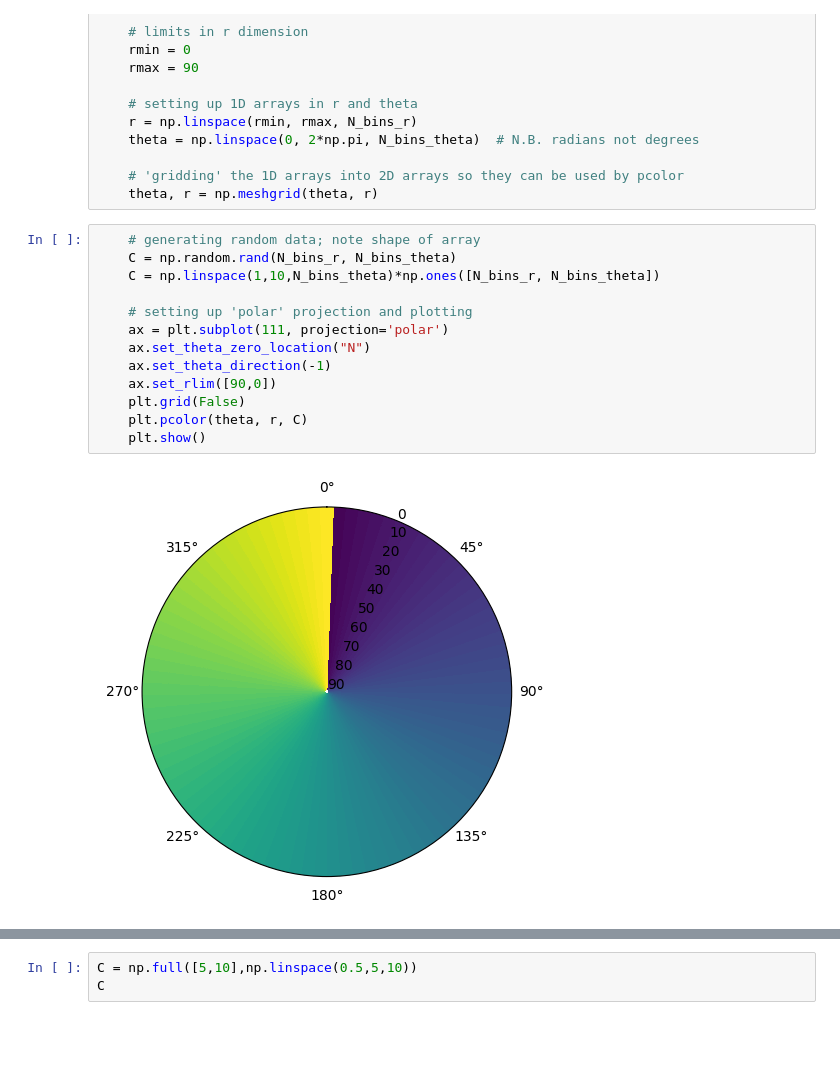
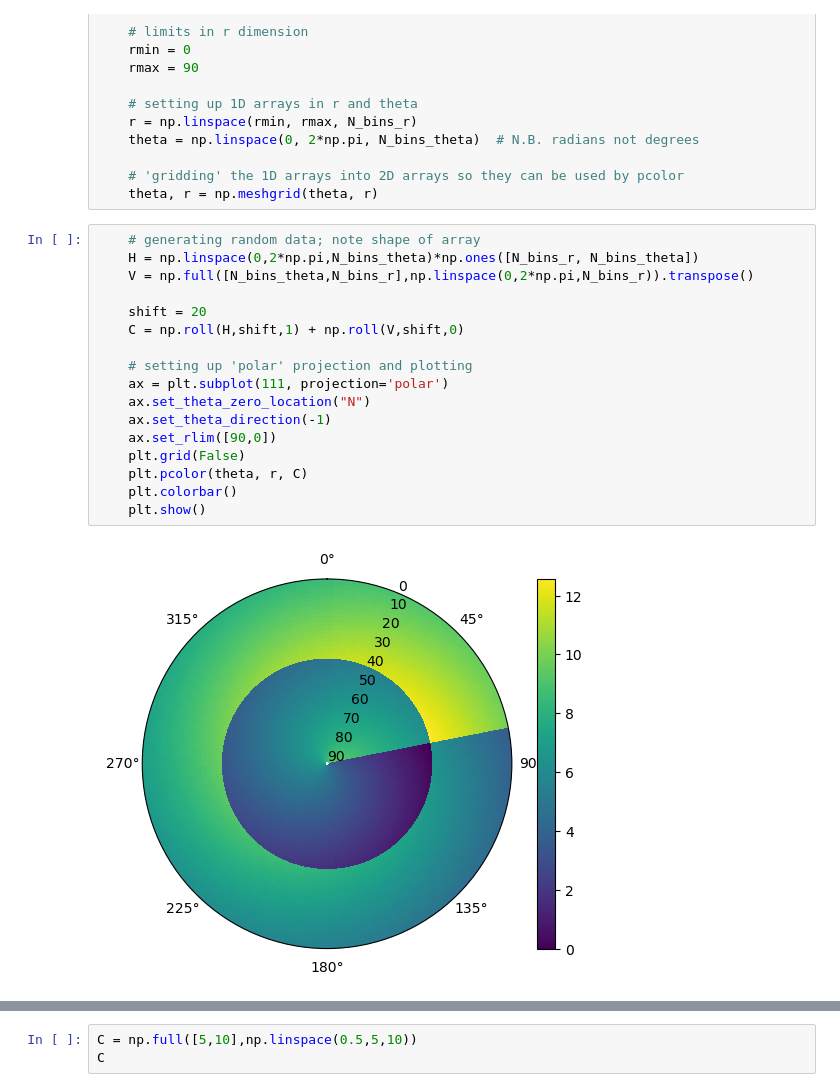
Before and after one commit to wdeike/matplotlib, a Jupyter notebook: SandBox/PolarPlots.ipynb, the cells around one changed output, grey strips where cells are left out. Cells and saved outputs as stored; diff of their text form; blank space fills up the shorter version.

```diff
--- a/SandBox/PolarPlots.ipynb
+++ b/SandBox/PolarPlots.ipynb
@@ -43,17 +43,21 @@ surf = ax.pcolormesh(Response_xL1[0,:,:],cmap='spring')
     theta, r = np.meshgrid(theta, r)
 # %%
     # generating random data; note shape of array
-    C = np.random.rand(N_bins_r, N_bins_theta)
-    C = np.linspace(1,10,N_bins_theta)*np.ones([N_bins_r, N_bins_theta])
+    H = np.linspace(0,2*np.pi,N_bins_theta)*np.ones([N_bins_r, N_bins_theta])
+    V = np.full([N_bins_theta,N_bins_r],np.linspace(0,2*np.pi,N_bins_r)).transpose()
+
+    shift = 20
+    C = np.roll(H,shift,1) + np.roll(V,shift,0)
 
     # setting up 'polar' projection and plotting
     ax = plt.subplot(111, projection='polar')
     ax.set_theta_zero_location("N")
     ax.set_theta_direction(-1)
     ax.set_rlim([90,0])
     plt.grid(False)
     plt.pcolor(theta, r, C)
+    plt.colorbar()
     plt.show()
 # %% [output]
-[figure, old version]
+[figure, new version]
 # %%
```
Also changed, not shown: parts of 2 cells of this notebook.
